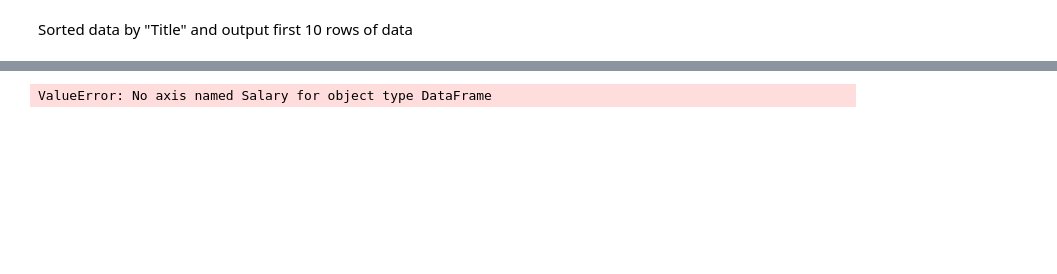
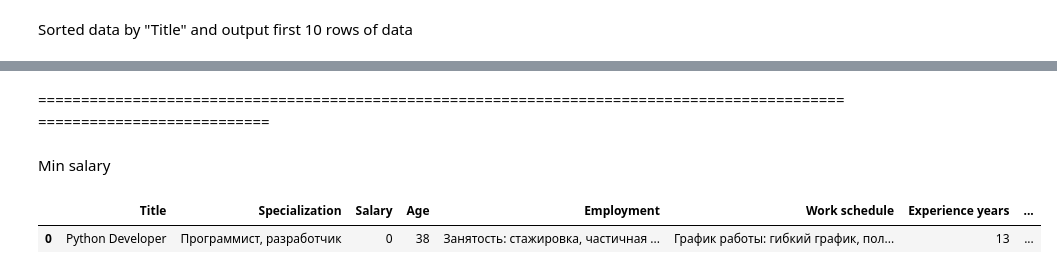
Before and after one commit to ernur768/int2_endterm, a Jupyter notebook: Analysis.ipynb, the cells around one changed output, grey strips where cells are left out. Saved outputs shown, nothing was run; the diff lists cells and outputs as text; code cells hidden in the pictures; blank space fills up the shorter version.

```diff
--- a/Analysis.ipynb
+++ b/Analysis.ipynb
@@ -92,7 +88,13 @@ data.sort_values(["Title"], ascending=False).head(10)
 | 15 | Python, Java разработчик | Программист, разработчик | 400000 | 26 | Занятость: частичная занятость, п... | График работы: гибкий график, пол... | 1 | ... |
 | 1 | Python разработчик | Программист, разработчик | 0 | 23 | Занятость: полная занятость | График работы: удаленная работа | 1 | ... |
 | 5 | Python developer | Программист, разработчик | 1000000 | 41 | Занятость: частичная занятость, п... | График работы: гибкий график, пол... | 21 | ... |
+# %% [markdown]
+=========================================================================================================================
+# %% [markdown]
+Min salary
 # %%
-data.min(axis="Salary")
+min_ind = data["Salary"].idxmin()
+data[data.index == min_ind]
 # %% [output]
-ValueError: No axis named Salary for object type DataFrame
+|  | Title | Specialization | Salary | Age | Employment | Work schedule | Experience years | ... |
+| 0 | Python Developer | Программист, разработчик | 0 | 38 | Занятость: стажировка, частичная ... | График работы: гибкий график, пол... | 13 | ... |
```
Also changed, not shown: parts of 57 cells of this notebook, 4 other files.
